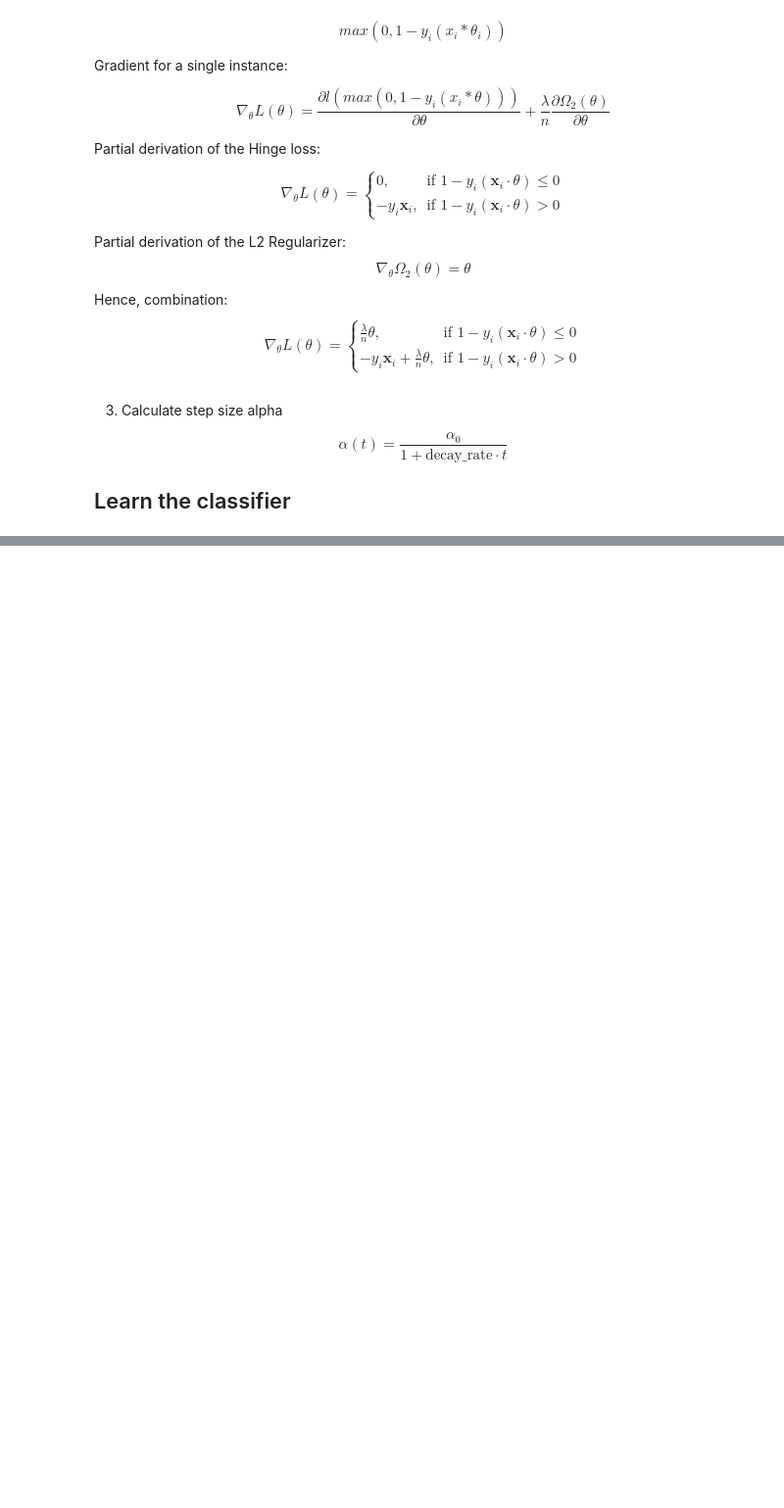
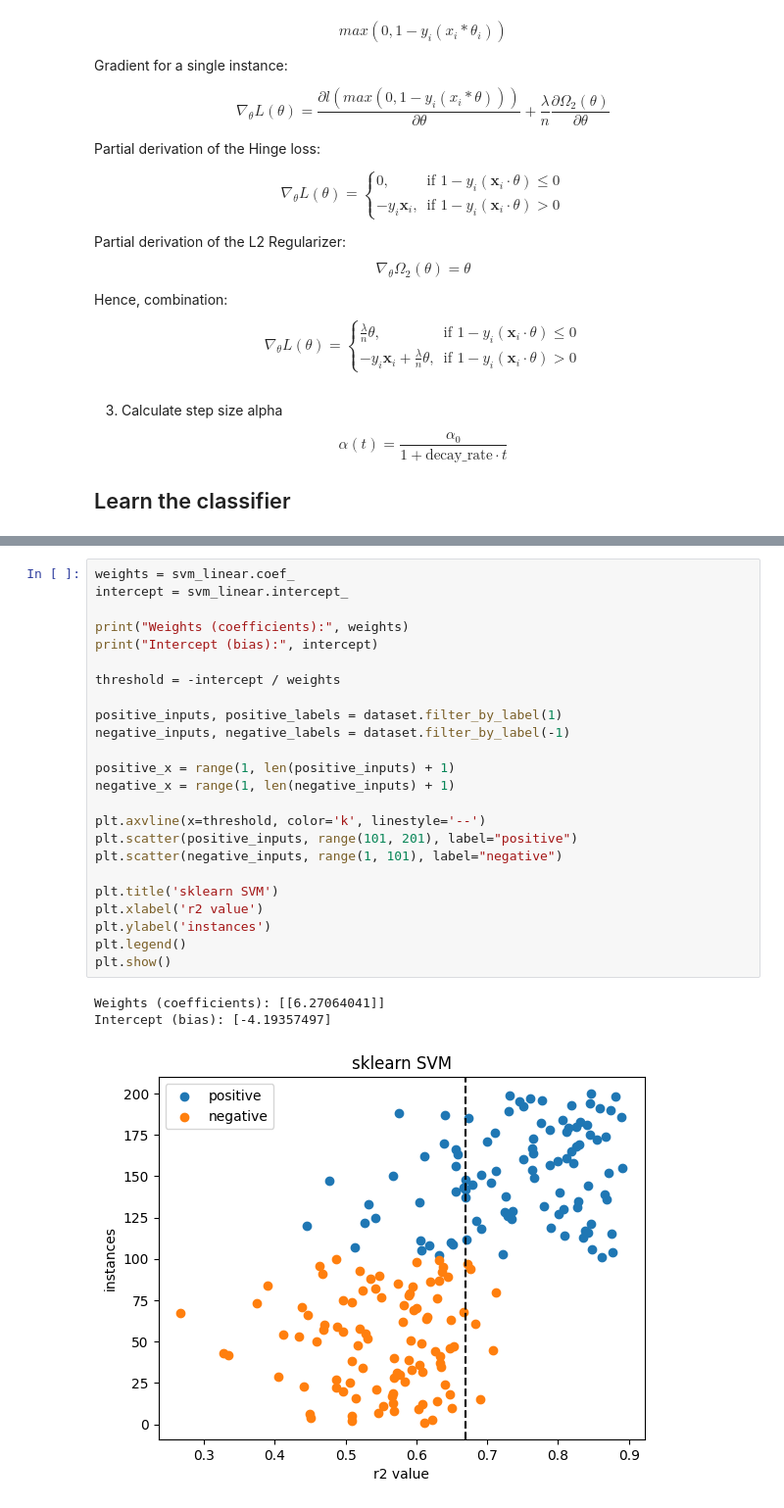
Before and after one commit to MarStreicher/IDA_Laser, a Jupyter notebook: src/classifiers/linear_classifier.ipynb, the cells around one changed output, grey strips where cells are left out. Shown at 98% size. Saved outputs shown, nothing was run; the diff lists cells and outputs as text; blank space fills up the shorter version.

```diff
--- a/src/classifiers/linear_classifier.ipynb
+++ b/src/classifiers/linear_classifier.ipynb
@@ -127,0 +219,28 @@ print(accuracy)
+# %%
+weights = svm_linear.coef_
+intercept = svm_linear.intercept_
+
+print("Weights (coefficients):", weights)
+print("Intercept (bias):", intercept)
+
+threshold = -intercept / weights
+
+positive_inputs, positive_labels = dataset.filter_by_label(1)
+negative_inputs, negative_labels = dataset.filter_by_label(-1)
+
+positive_x = range(1, len(positive_inputs) + 1)
+negative_x = range(1, len(negative_inputs) + 1)
+
+plt.axvline(x=threshold, color='k', linestyle='--')
+plt.scatter(positive_inputs, range(101, 201), label="positive")
+plt.scatter(negative_inputs, range(1, 101), label="negative")
+
+plt.title('sklearn SVM')
+plt.xlabel('r2 value')
+plt.ylabel('instances')
+plt.legend()
+plt.show()
+# %% [output]
+Weights (coefficients): [[6.27064041]]
+Intercept (bias): [-4.19357497]
+[figure, added]
```
Also changed, not shown: parts of 9 cells of this notebook, 3 other files.
